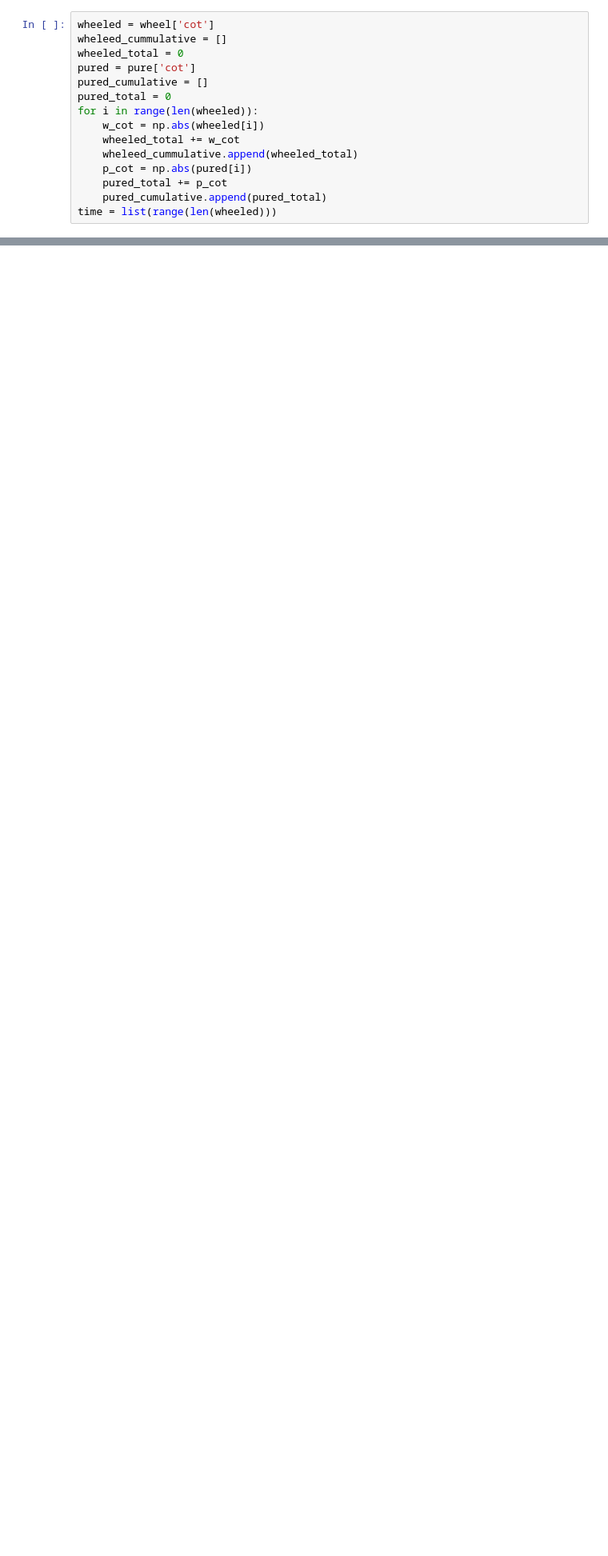
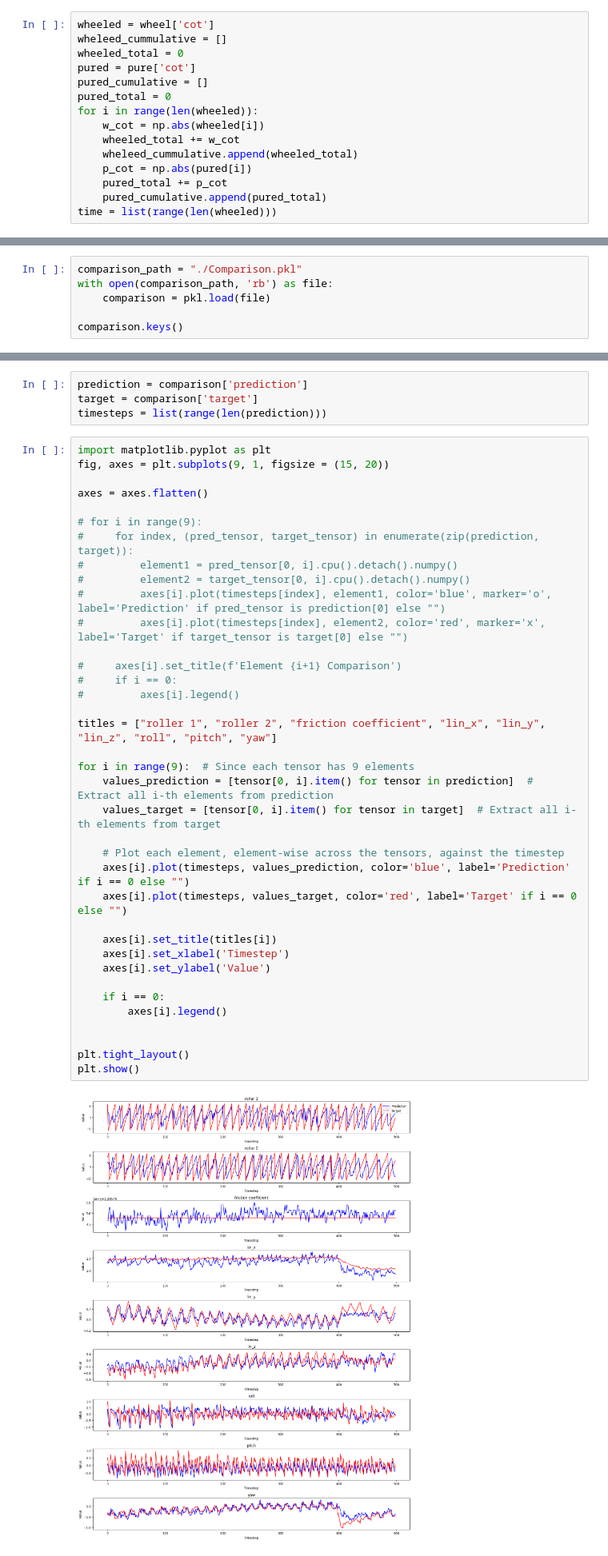
Before and after one commit to Anchoret13/Go1_legged_gym, a Jupyter notebook: legged_gym/scripts/vis_cot.ipynb, the cells around one changed output, grey strips where cells are left out. Shown at 80% size. Drawn from its saved outputs; the diff is of its cells as text; blank space fills up the shorter version.

```diff
--- a/legged_gym/scripts/vis_cot.ipynb
+++ b/legged_gym/scripts/vis_cot.ipynb
@@ -44,3 +44,9 @@ plt.grid(True)  # Add grid for better readability
 plt.show()
 # %% [output]
 [figure]
+# %%
+comparison_path = "./Comparison.pkl"
+with open(comparison_path, 'rb') as file:
+    comparison = pkl.load(file)
+
+comparison.keys()
@@ -46,0 +55,43 @@ plt.show()
+# %%
+prediction = comparison['prediction']
+target = comparison['target']
+timesteps = list(range(len(prediction)))
+# %%
+import matplotlib.pyplot as plt
+fig, axes = plt.subplots(9, 1, figsize = (15, 20))
+
+axes = axes.flatten()
+
+# for i in range(9):
+#     for index, (pred_tensor, target_tensor) in enumerate(zip(prediction, target)):
+#         element1 = pred_tensor[0, i].cpu().detach().numpy()
+#         element2 = target_tensor[0, i].cpu().detach().numpy()
+#         axes[i].plot(timesteps[index], element1, color='blue', marker='o', label='Prediction' if pred_tensor is prediction[0] else "")
+#         axes[i].plot(timesteps[index], element2, color='red', marker='x', label='Target' if target_tensor is target[0] else "")
+
+#     axes[i].set_title(f'Element {i+1} Comparison')
+#     if i == 0:
+#         axes[i].legend()
+
+titles = ["roller 1", "roller 2", "friction coefficient", "lin_x", "lin_y", "lin_z", "roll", "pitch", "yaw"]
+
+for i in range(9):  # Since each tensor has 9 elements
+    values_prediction = [tensor[0, i].item() for tensor in prediction]  # Extract all i-th elements from prediction
+    values_target = [tensor[0, i].item() for tensor in target]  # Extract all i-th elements from target
+
+    # Plot each element, element-wise across the tensors, against the timestep
+    axes[i].plot(timesteps, values_prediction, color='blue', label='Prediction' if i == 0 else "")
+    axes[i].plot(timesteps, values_target, color='red', label='Target' if i == 0 else "")
+
+    axes[i].set_title(titles[i])
+    axes[i].set_xlabel('Timestep')
+    axes[i].set_ylabel('Value')
+
+    if i == 0:
+        axes[i].legend()
+
+
+plt.tight_layout()
+plt.show()
+# %% [output]
+[figure, added]
```
Also changed, not shown: parts of 1 cell of this notebook, 6 other files.
